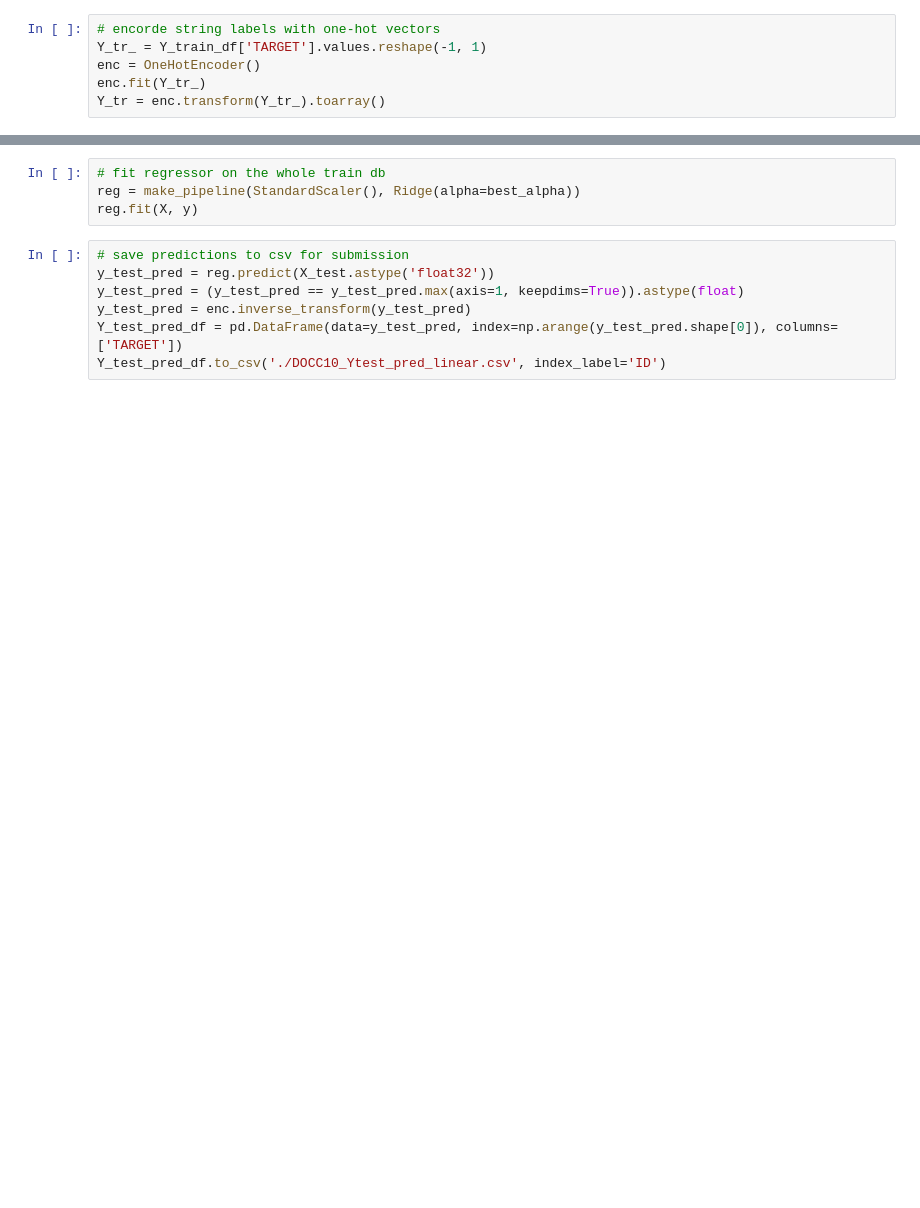
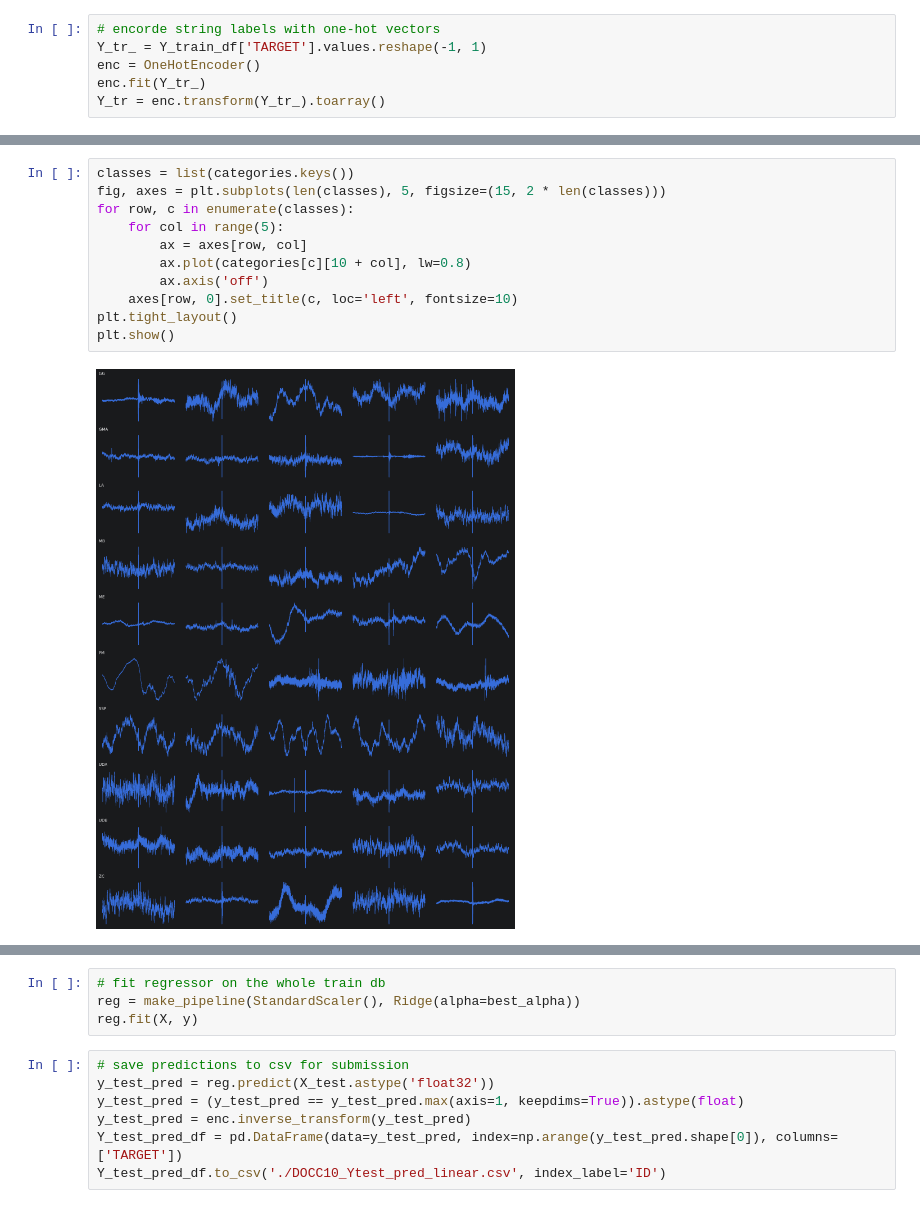
Before and after one commit to atwaomar/dolphins, a Jupyter notebook: DOCC10.ipynb, the cells around one changed output, grey strips where cells are left out. Cells and saved outputs as stored; diff of their text form; blank space fills up the shorter version.

```diff
--- a/DOCC10.ipynb
+++ b/DOCC10.ipynb
@@ -32,0 +87,13 @@ X.shape, y.shape
+# %%
+classes = list(categories.keys())
+fig, axes = plt.subplots(len(classes), 5, figsize=(15, 2 * len(classes)))
+for row, c in enumerate(classes):
+    for col in range(5):
+        ax = axes[row, col]
+        ax.plot(categories[c][10 + col], lw=0.8)
+        ax.axis('off')
+    axes[row, 0].set_title(c, loc='left', fontsize=10)
+plt.tight_layout()
+plt.show()
+# %% [output]
+[figure, added]
```
Also changed, not shown: parts of 10 cells of this notebook.
